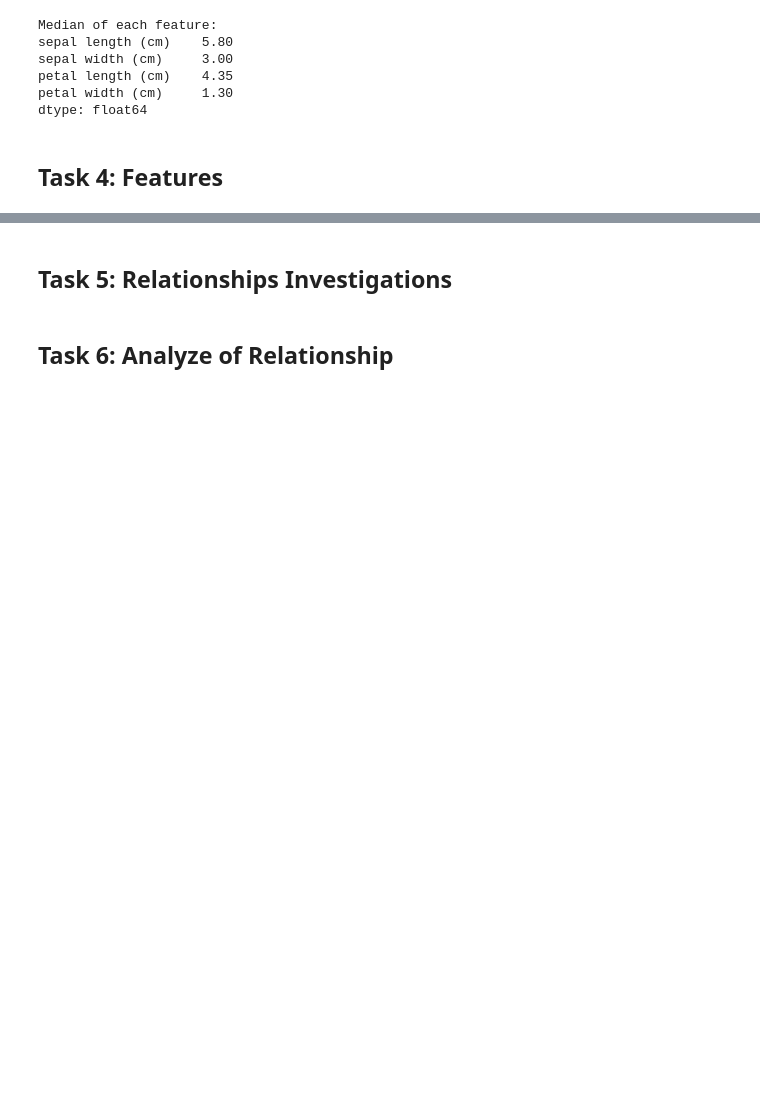
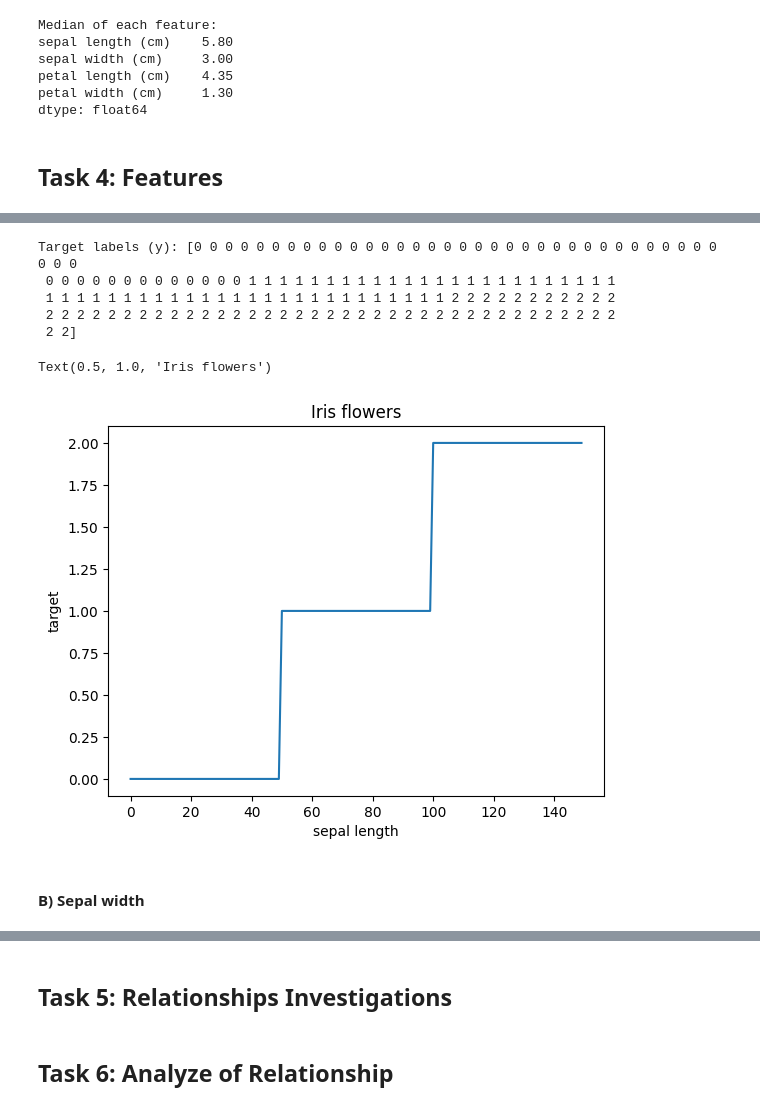
Before and after one commit to monkj24/principles_of_data_analytics, a Jupyter notebook: tasks.ipynb, the cells around one changed output, grey strips where cells are left out. Saved outputs shown, nothing was run; the diff lists cells and outputs as text; code cells hidden in the pictures; blank space fills up the shorter version.

Commit message:
sepalwidth

```diff
--- a/tasks.ipynb
+++ b/tasks.ipynb
@@ -192,0 +201,16 @@ dtype: float64
+# %%
+# Plot x vs y
+
+from sklearn.datasets import load_iris
+
+# Load the Iris dataset
+iris = load_iris()
+
+
+sepal_length = iris.data[:,0]
+
+x = np.arange(len(sepal_length))
+
+# Show X
+print("X (indices):", x)
+print("Sepal Length (cm):", sepal_length)
@@ -192,0 +236,25 @@ dtype: float64
+# %%
+
+# Show y
+y = iris.target
+
+print("Target labels (y):", y)
+# %% [output]
+Target labels (y): [0 0 0 0 0 0 0 0 0 0 0 0 0 0 0 0 0 0 0 0 0 0 0 0 0 0 0 0 0 0 0 0 0 0 0 0 0
+ 0 0 0 0 0 0 0 0 0 0 0 0 0 1 1 1 1 1 1 1 1 1 1 1 1 1 1 1 1 1 1 1 1 1 1 1 1
+ 1 1 1 1 1 1 1 1 1 1 1 1 1 1 1 1 1 1 1 1 1 1 1 1 1 1 2 2 2 2 2 2 2 2 2 2 2
+ 2 2 2 2 2 2 2 2 2 2 2 2 2 2 2 2 2 2 2 2 2 2 2 2 2 2 2 2 2 2 2 2 2 2 2 2 2
+ 2 2]
+# %%
+plt.plot(x,y);
+
+
+plt.xlabel('sepal length')
+plt.ylabel('target')
+
+plt.title('Iris flowers')
+# %% [output]
+Text(0.5, 1.0, 'Iris flowers')
+[figure, added]
+# %% [markdown]
+#### B) Sepal width
```
Also changed, not shown: parts of 9 cells of this notebook.
